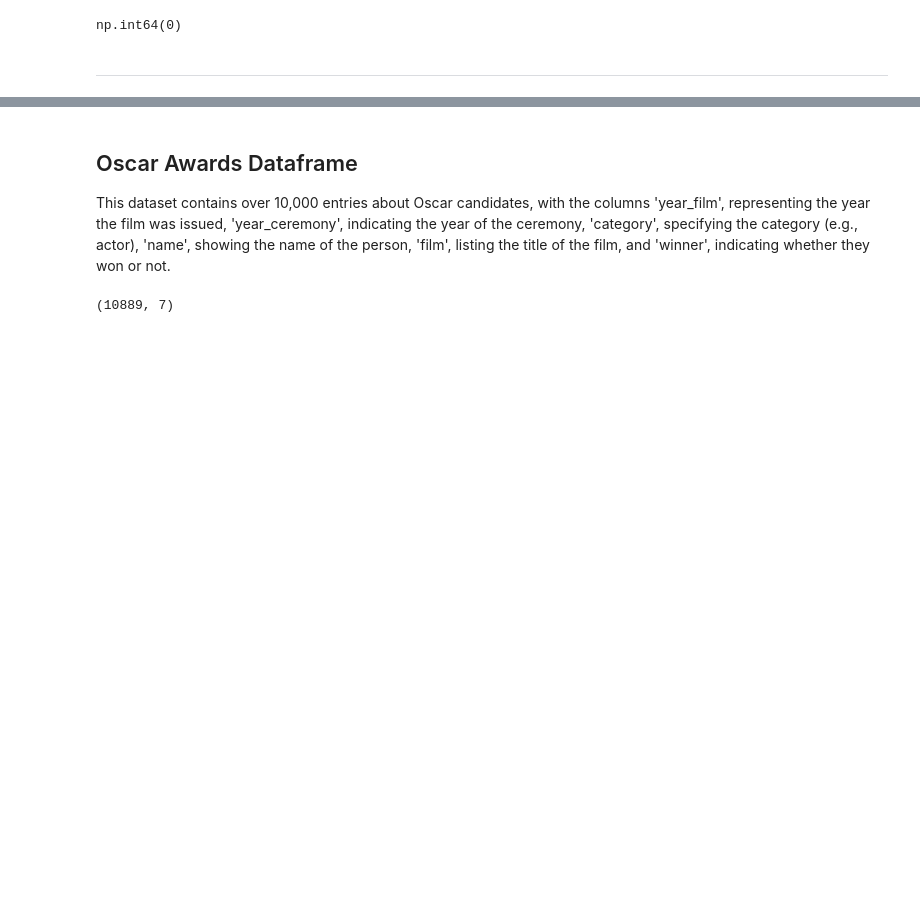
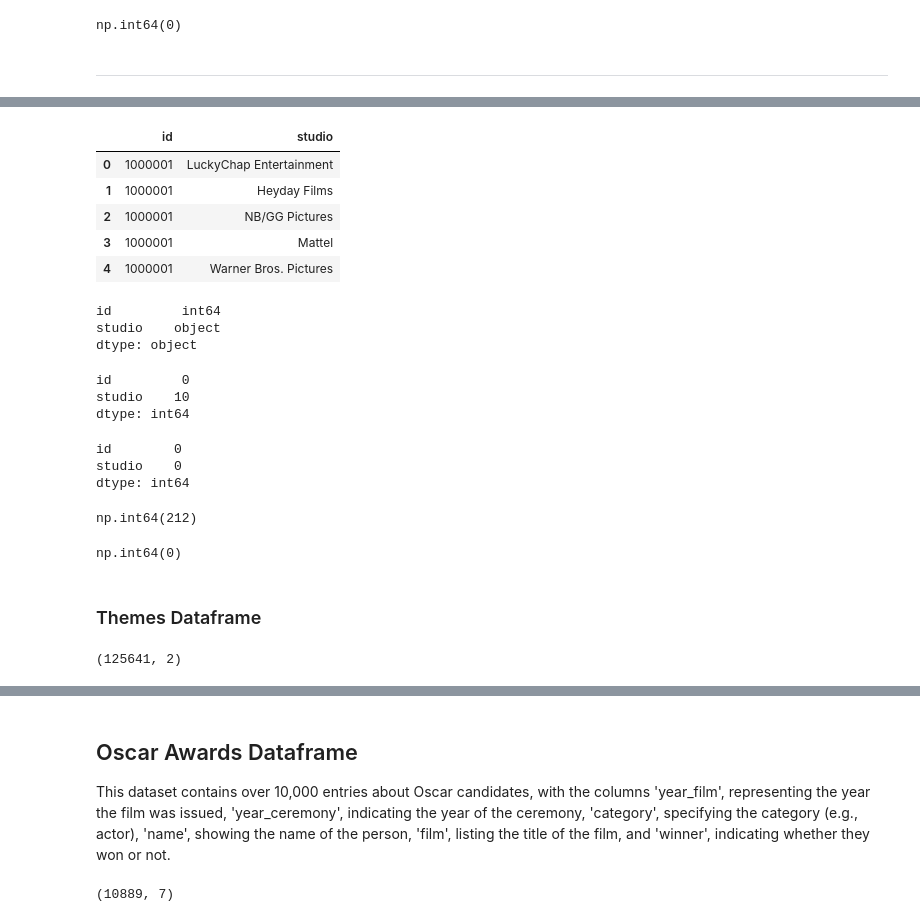
Before and after one commit to Yassek98/IUM-TWEB-Project, a Jupyter notebook: solution/notebooks/explorations/data_exploration.ipynb, the cells around one changed output, grey strips where cells are left out. Drawn from its saved outputs; the diff is of its cells as text; code cells hidden in the pictures; blank space fills up the shorter version.

```diff
--- a/solution/notebooks/explorations/data_exploration.ipynb
+++ b/solution/notebooks/explorations/data_exploration.ipynb
@@ -417,0 +518,2 @@ np.int64(0)
+# %%
+studios_df = pd.read_csv('../csv/studios.csv')
@@ -417,0 +524,15 @@ np.int64(0)
+# %%
+studios_df.head()
+# %% [output]
+|  | id | studio |
+| 0 | 1000001 | LuckyChap Entertainment |
+| 1 | 1000001 | Heyday Films |
+| 2 | 1000001 | NB/GG Pictures |
+| 3 | 1000001 | Mattel |
+| 4 | 1000001 | Warner Bros. Pictures |
+# %%
+studios_df.dtypes
+# %% [output]
+id         int64
+studio    object
+dtype: object
@@ -417,0 +541,24 @@ np.int64(0)
+# %%
+studios_df.isna().sum()
+# %% [output]
+id         0
+studio    10
+dtype: int64
+# %%
+studios_df = studios_df.dropna(subset=['studio'])
+studios_df.isna().sum()
+# %% [output]
+id        0
+studio    0
+dtype: int64
+# %%
+studios_df.duplicated().sum()
+# %% [output]
+np.int64(212)
+# %%
+studios_df = studios_df.drop_duplicates()
+studios_df.duplicated().sum()
+# %% [output]
+np.int64(0)
+# %% [markdown]
+### Themes Dataframe
@@ -417,0 +567,4 @@ np.int64(0)
+# %%
+themes_df.shape
+# %% [output]
+(125641, 2)
```
Also changed, not shown: parts of 48 cells of this notebook.
